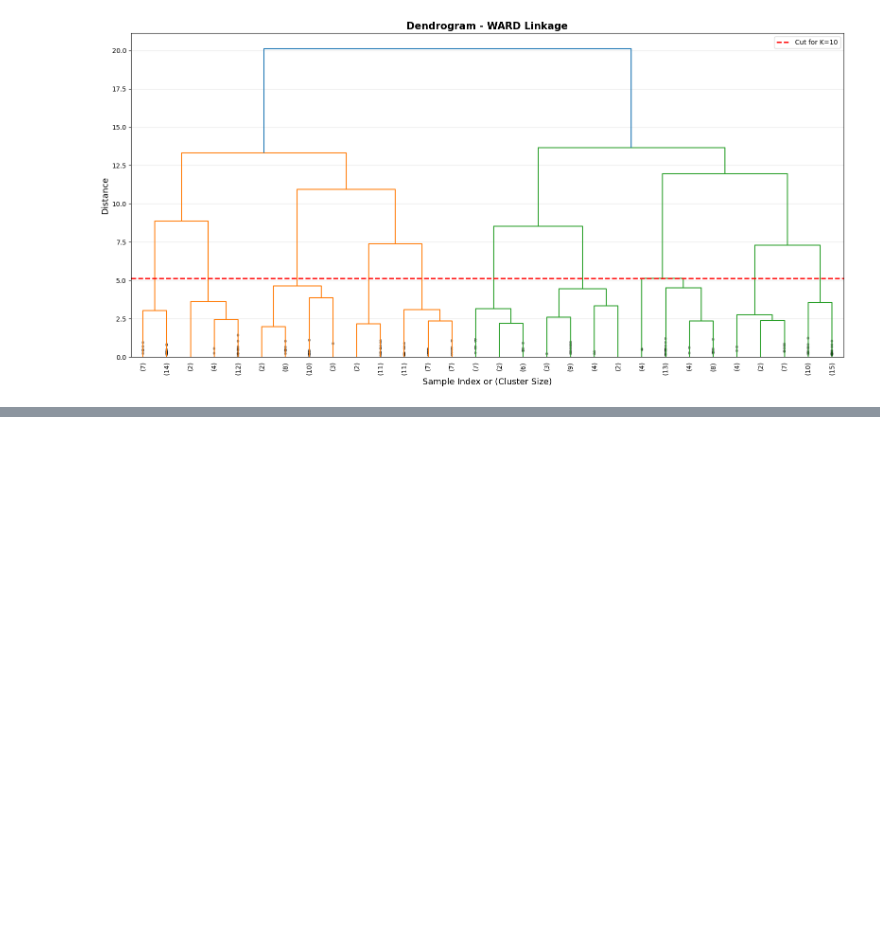
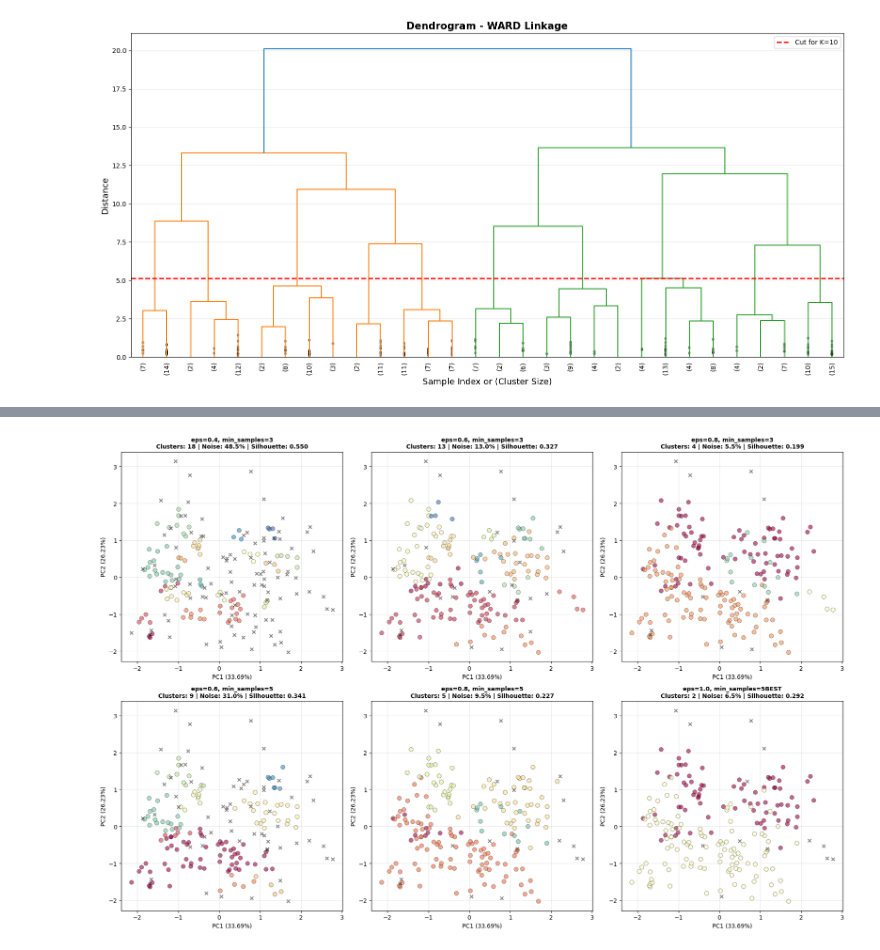
Before and after one commit to ihamydreza/FIS4041, a Jupyter notebook: Q2/Q2.ipynb, the cells around one changed output, grey strips where cells are left out. Cells and saved outputs as stored; diff of their text form; code cells hidden in the pictures; blank space fills up the shorter version.

```diff
--- a/Q2/Q2.ipynb
+++ b/Q2/Q2.ipynb
@@ -351,0 +529,60 @@ plt.show()
+# %%
+# Display multiple salient modes in PCA space
+if best_overall is not None:
+    selected_configs = [
+        {'eps': 0.4, 'min_samples': 3},
+        {'eps': 0.6, 'min_samples': 3},
+        {'eps': 0.8, 'min_samples': 3},
+        {'eps': 0.6, 'min_samples': 5},
+        {'eps': 0.8, 'min_samples': 5},
+        {'eps': best_overall['eps'], 'min_samples': best_overall['min_samples']}
+    ]
+
+    fig, axes = plt.subplots(2, 3, figsize=(18, 12))
+    axes = axes.ravel()
+
+    for idx, config in enumerate(selected_configs):
+        result = dbscan_df[
+            (dbscan_df['eps'] == config['eps']) &
+            (dbscan_df['min_samples'] == config['min_samples'])
+        ].iloc[0]
+
+        labels = result['labels']
+
+        # رنگ‌بندی: نویز را مشکی نشان می‌دهیم
+        unique_labels = set(labels)
+        colors = plt.cm.Spectral(np.linspace(0, 1, len(unique_labels)))
+
+        for label, color in zip(unique_labels, colors):
+            if label == -1:
+                # نقاط نویز
+                mask = labels == label
+                axes[idx].scatter(X_pca[mask, 0], X_pca[mask, 1],
+                                c='black', marker='x', s=30, alpha=0.5, label='Noise')
+            else:
+                # نقاط خوشه
+                mask = labels == label
+                axes[idx].scatter(X_pca[mask, 0], X_pca[mask, 1],
+                                c=[color], s=50, alpha=0.6, edgecolor='k', linewidth=0.5)
+
+
+        title = f"eps={config['eps']}, min_samples={config['min_samples']}"
+        if config['eps'] == best_overall['eps'] and config['min_samples'] == best_overall['min_samples']:
+            title += "BEST"
+
+        axes[idx].set_title(
+            f"{title}\n"
+            f"Clusters: {result['n_clusters']} | "
+            f"Noise: {result['noise_ratio']:.1%} | "
+            f"Silhouette: {result['silhouette']:.3f}" if result['silhouette'] > 0 else f"Silhouette: N/A",
+            fontsize=10, fontweight='bold'
+        )
+        axes[idx].set_xlabel(f'PC1 ({pca.explained_variance_ratio_[0]:.2%})')
+        axes[idx].set_ylabel(f'PC2 ({pca.explained_variance_ratio_[1]:.2%})')
+        axes[idx].grid(True, alpha=0.3)
+
+    plt.tight_layout()
+    plt.savefig('dbscan_pca_comparison.png', dpi=300, bbox_inches='tight')
+    plt.show()
+# %% [output]
+[figure, added]
```
Also changed, not shown: parts of 7 cells of this notebook.
